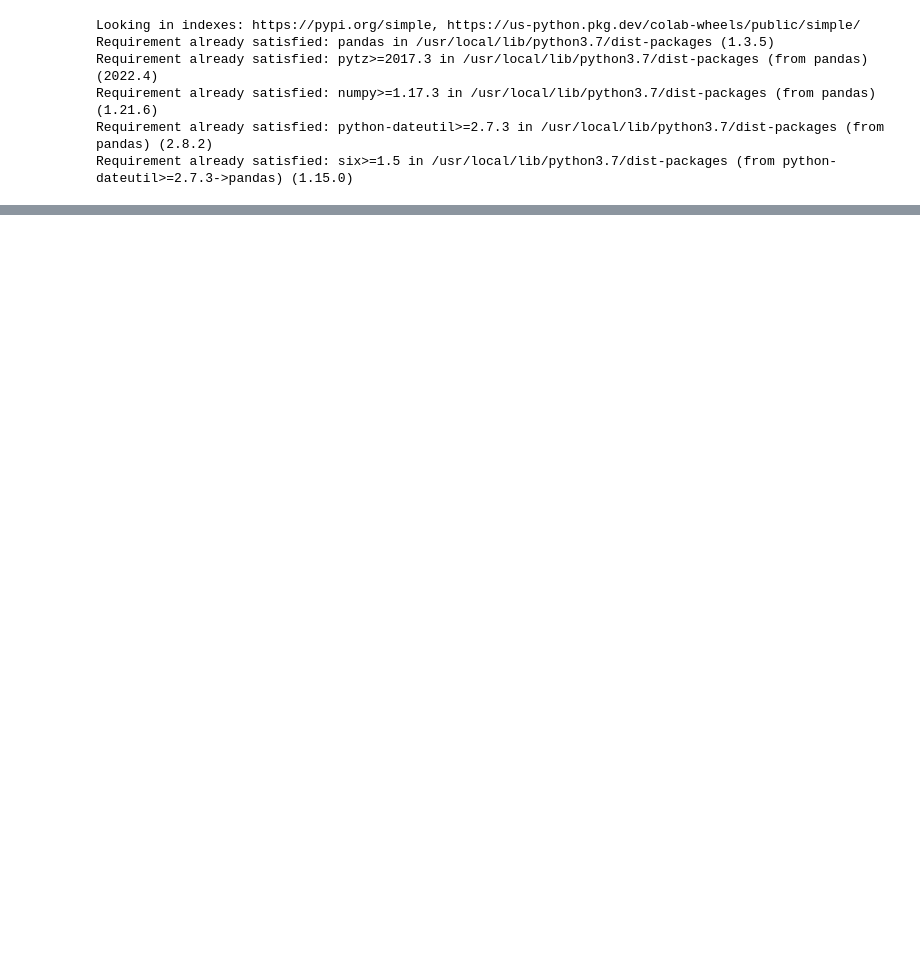
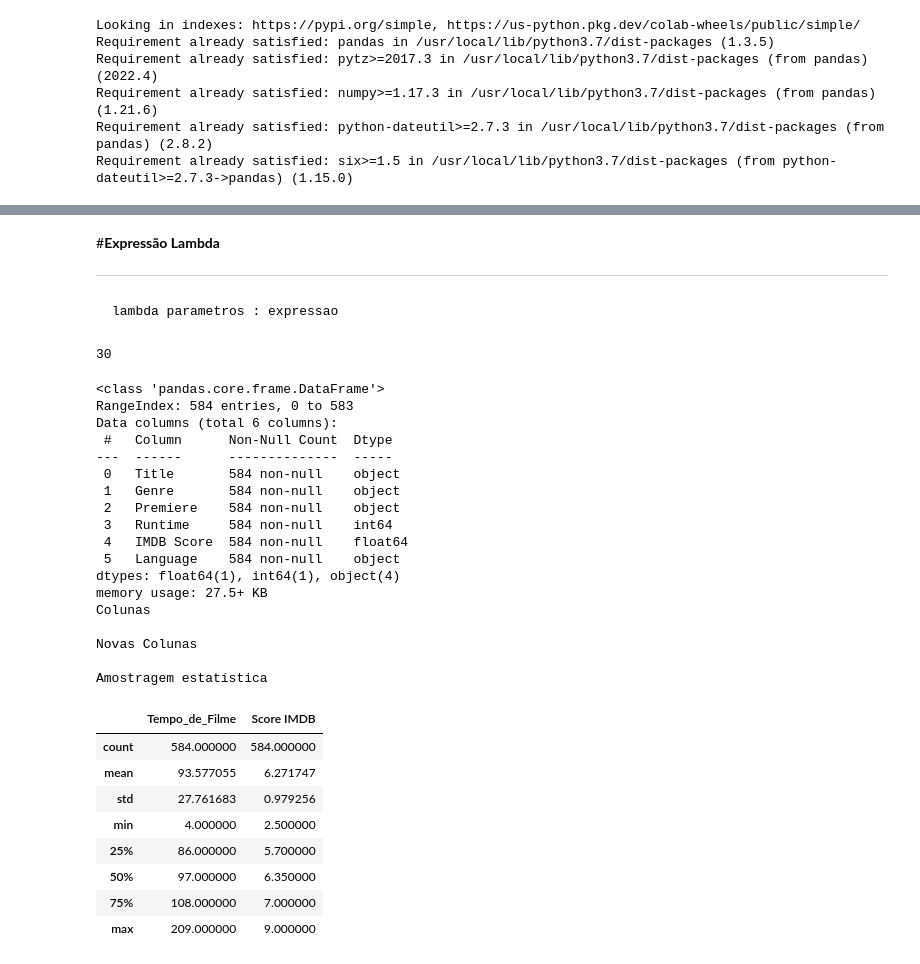
Before and after one commit to mcozono/TERA, a Jupyter notebook: 01 - Python/02 - Workshop Python 2/Workshop_Python_2.ipynb, the cells around one changed output, grey strips where cells are left out. Cells and saved outputs as stored; diff of their text form; code cells hidden in the pictures; blank space fills up the shorter version.

````diff
--- a/01 - Python/02 - Workshop Python 2/Workshop_Python_2.ipynb
+++ b/01 - Python/02 - Workshop Python 2/Workshop_Python_2.ipynb
@@ -628,0 +765,78 @@ Requirement already satisfied: six>=1.5 in /usr/local/lib/python3.7/dist-package
+# %% [markdown]
+#**Expressão Lambda**
+
+---
+
+
+```
+lambda parametros : expressao
+```
+# %%
+#Calculando a multiplicacao de A e B
+
+x = lambda a, b : a * b
+print(x(5, 6))
+# %% [output]
+30
+# %%
+
+import pandas as pd
+
+#carregando um csv
+df = pd.read_csv('/content/drive/MyDrive/44 - Apresentações/01 - TERA/02  - Python/02 - Workshop 02/NetflixOriginals.csv',
+                 sep = ',', encoding = "ISO-8859-1",na_values=['--','n/a', 'nada'])
+
+#primeiras linhas do dataframe
+df.head(10)
+
+#ultimas linhas do dataframe
+df.tail(5)
+
+#verifica a quantidade de registros por coluna
+df.count()
+
+#formato da matriz  / dataframe
+df.shape #linha/coluna
+
+#informacoes dos tipos de dados do Dataframe
+df.info()
+
+print("Colunas \n")
+df.columns
+
+df.columns=['Título', 'Genero', 'Estreia', 'Tempo_de_Filme', 'Score IMDB', 'Língua']
+
+print("Novas Colunas \n")
+df.columns
+
+
+print("Amostragem estatística \n")
+df.describe()
+# %% [output]
+<class 'pandas.core.frame.DataFrame'>
+RangeIndex: 584 entries, 0 to 583
+Data columns (total 6 columns):
+ #   Column      Non-Null Count  Dtype
+---  ------      --------------  -----
+ 0   Title       584 non-null    object
+ 1   Genre       584 non-null    object
+ 2   Premiere    584 non-null    object
+ 3   Runtime     584 non-null    int64
+ 4   IMDB Score  584 non-null    float64
+ 5   Language    584 non-null    object
+dtypes: float64(1), int64(1), object(4)
+memory usage: 27.5+ KB
+Colunas
+
+Novas Colunas
+
+Amostragem estatística
+|  | Tempo_de_Filme | Score IMDB |
+| count | 584.000000 | 584.000000 |
+| mean | 93.577055 | 6.271747 |
+| std | 27.761683 | 0.979256 |
+| min | 4.000000 | 2.500000 |
+| 25% | 86.000000 | 5.700000 |
+| 50% | 97.000000 | 6.350000 |
+| 75% | 108.000000 | 7.000000 |
+| max | 209.000000 | 9.000000 |
````
Also changed, not shown: parts of 22 cells of this notebook.
